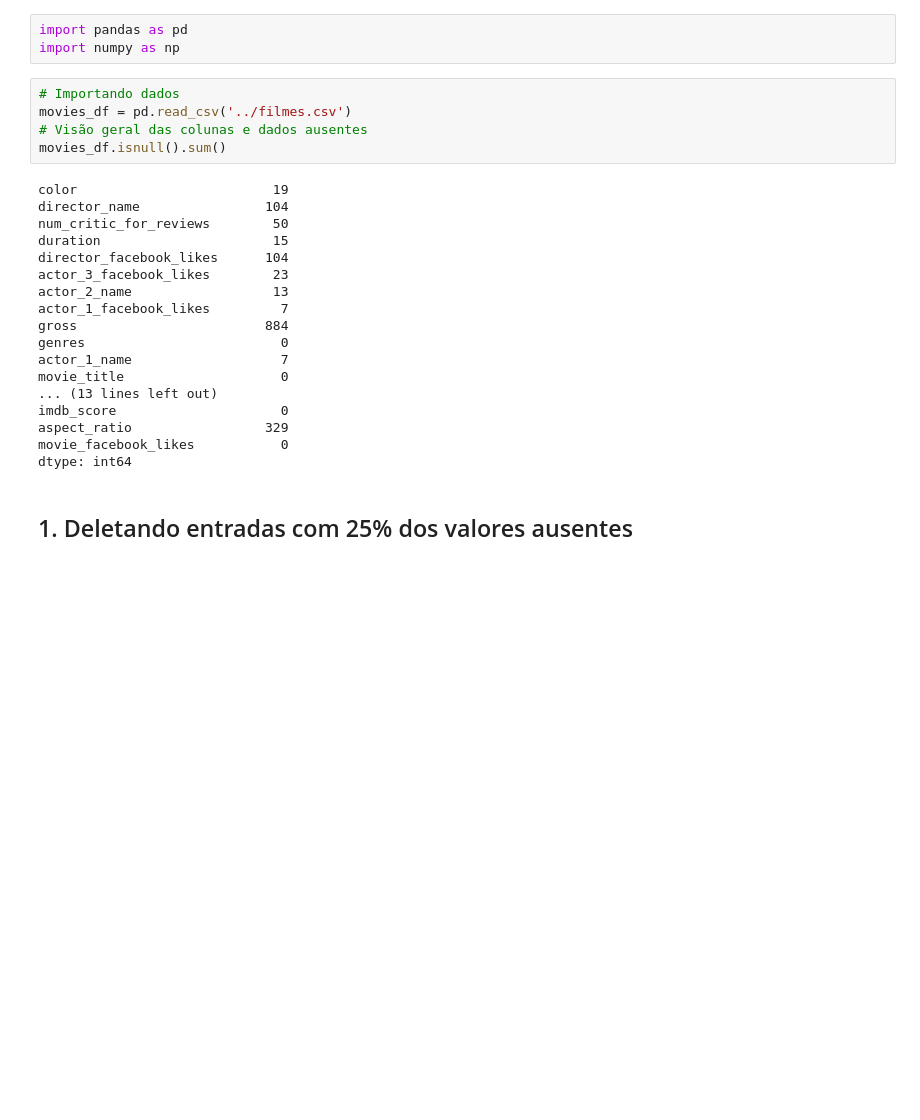
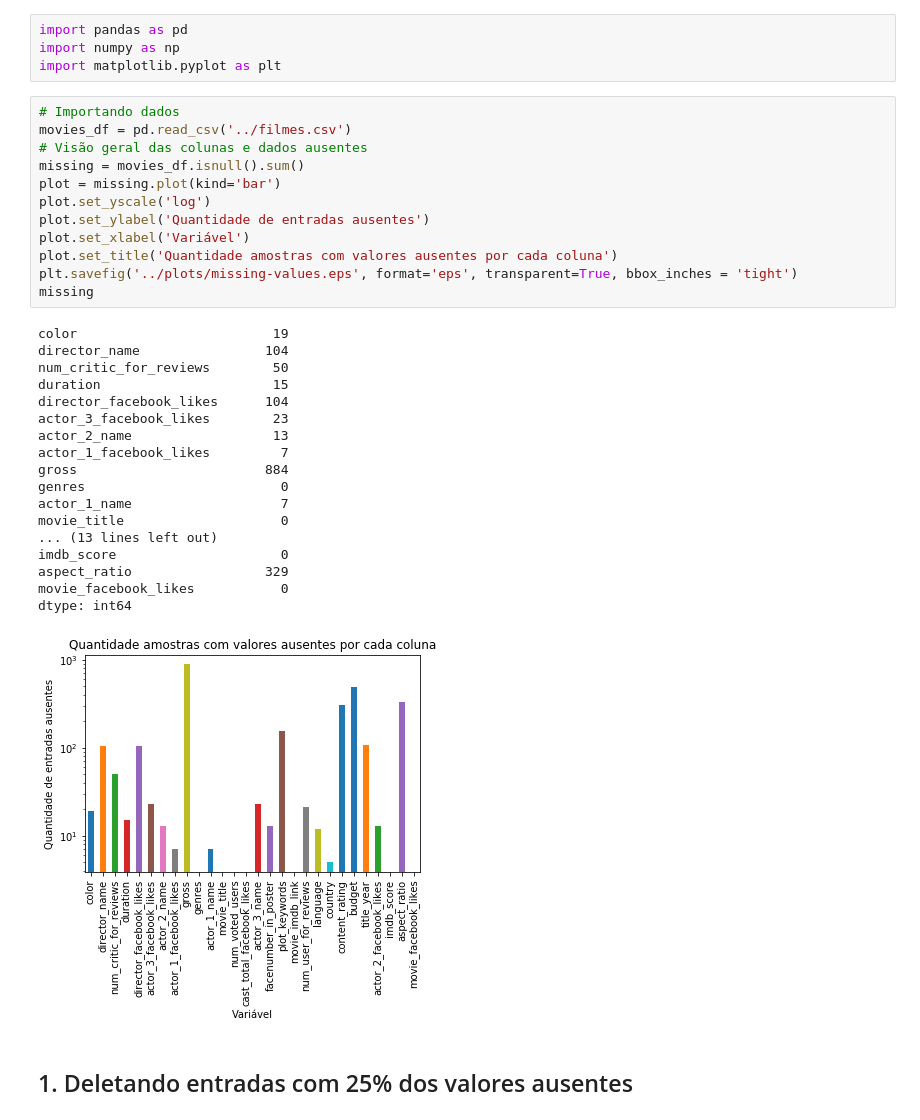
Before and after one commit to dcandrade/movie-data-mining, a Jupyter notebook: preprocessing/Preprocessing.ipynb, the cells around one changed output. Drawn from its saved outputs; the diff is of its cells as text; blank space fills up the shorter version.

```diff
--- a/preprocessing/Preprocessing.ipynb
+++ b/preprocessing/Preprocessing.ipynb
@@ -1,29 +1,38 @@
 # %%
 import pandas as pd
 import numpy as np
+import matplotlib.pyplot as plt
 # %%
 # Importando dados
 movies_df = pd.read_csv('../filmes.csv')
 # Visão geral das colunas e dados ausentes
-movies_df.isnull().sum()
+missing = movies_df.isnull().sum()
+plot = missing.plot(kind='bar')
+plot.set_yscale('log')
+plot.set_ylabel('Quantidade de entradas ausentes')
+plot.set_xlabel('Variável')
+plot.set_title('Quantidade amostras com valores ausentes por cada coluna')
+plt.savefig('../plots/missing-values.eps', format='eps', transparent=True, bbox_inches = 'tight')
+missing
 # %% [output]
 color                         19
 director_name                104
 num_critic_for_reviews        50
 duration                      15
 director_facebook_likes      104
 actor_3_facebook_likes        23
 actor_2_name                  13
 actor_1_facebook_likes         7
 gross                        884
 genres                         0
 actor_1_name                   7
 movie_title                    0
 ... (13 lines left out)
 imdb_score                     0
 aspect_ratio                 329
 movie_facebook_likes           0
 dtype: int64
+[figure, added]
 # %% [markdown]
 ## 1. Deletando entradas com 25% dos valores ausentes
 # %%
```
Also changed, not shown: parts of 16 cells of this notebook, 2 other files.
